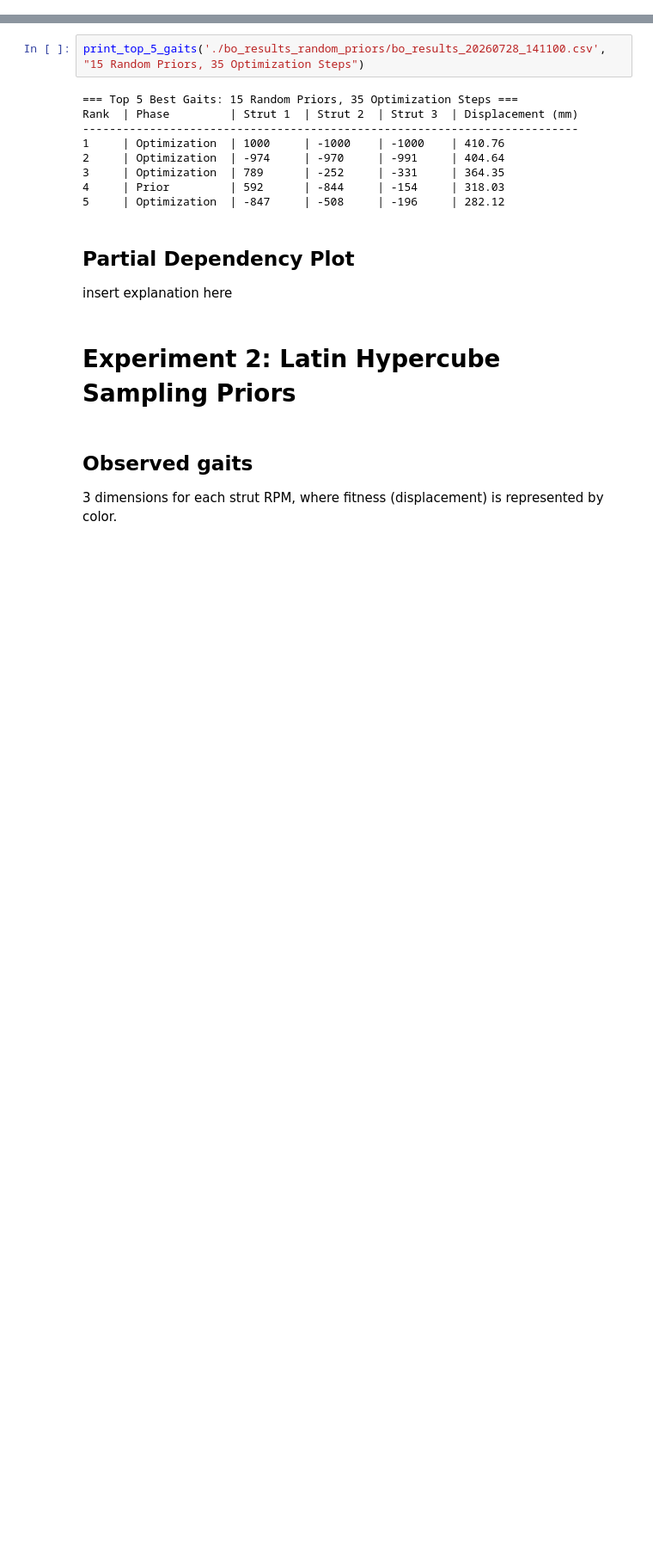
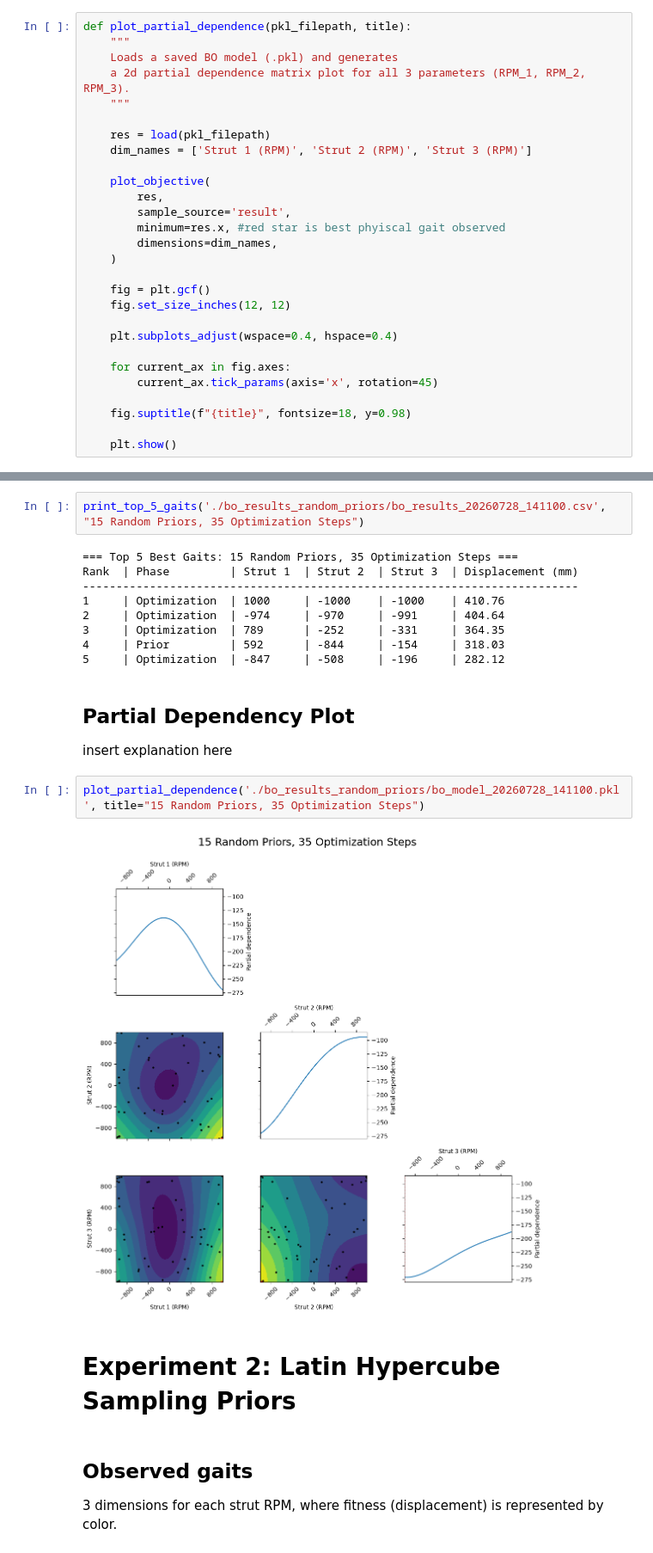
Before and after one commit to UnionEvoRobo/SPVVVECTR, a Jupyter notebook: Python-BT-Control/Better-BLE-Control/visualization_bo_skopt.ipynb, the cells around one changed output, grey strips where cells are left out. Shown at 86% size. Drawn from its saved outputs; the diff is of its cells as text; blank space fills up the shorter version.

```diff
--- a/Python-BT-Control/Better-BLE-Control/visualization_bo_skopt.ipynb
+++ b/Python-BT-Control/Better-BLE-Control/visualization_bo_skopt.ipynb
@@ -47,0 +52,28 @@ def plot_scatter(csv_filepath, title="SPVVVECTR Observed Trials"):
+# %%
+def plot_partial_dependence(pkl_filepath, title):
+    """
+    Loads a saved BO model (.pkl) and generates
+    a 2d partial dependence matrix plot for all 3 parameters (RPM_1, RPM_2, RPM_3).
+    """
+
+    res = load(pkl_filepath)
+    dim_names = ['Strut 1 (RPM)', 'Strut 2 (RPM)', 'Strut 3 (RPM)']
+
+    plot_objective(
+        res,
+        sample_source='result',
+        minimum=res.x, #red star is best phyiscal gait observed
+        dimensions=dim_names,
+    )
+
+    fig = plt.gcf()
+    fig.set_size_inches(12, 12)
+
+    plt.subplots_adjust(wspace=0.4, hspace=0.4)
+
+    for current_ax in fig.axes:
+        current_ax.tick_params(axis='x', rotation=45)
+
+    fig.suptitle(f"{title}", fontsize=18, y=0.98)
+
+    plt.show()
@@ -131,6 +167,10 @@ Rank  | Phase         | Strut 1  | Strut 2  | Strut 3  | Displacement (mm)
 # %% [markdown]
 ## Partial Dependency Plot
 insert explanation here
+# %%
+plot_partial_dependence('./bo_results_random_priors/bo_model_20260728_141100.pkl', title="15 Random Priors, 35 Optimization Steps")
+# %% [output]
+[figure, added]
 # %% [markdown]
 # Experiment 2: Latin Hypercube Sampling Priors
 # %% [markdown]
```
Also changed, not shown: parts of 6 cells of this notebook.
